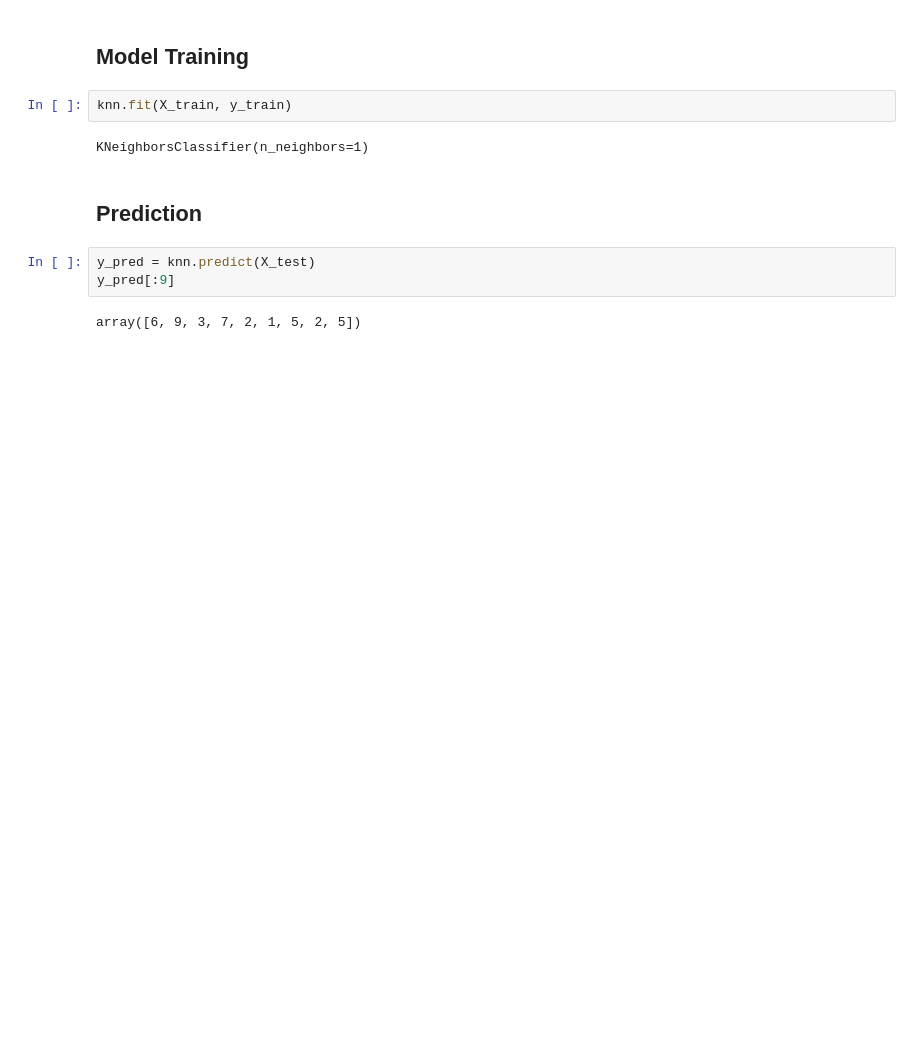
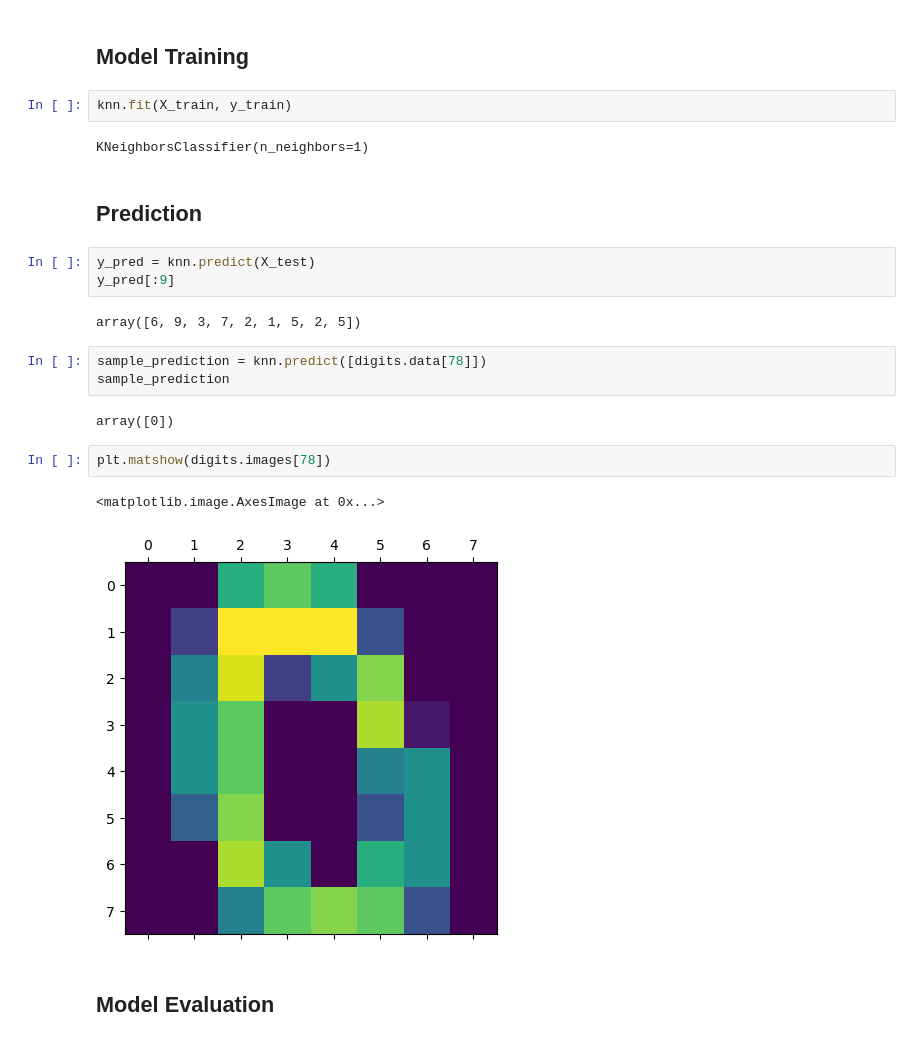
Before and after one commit to markdhareal/k-nearest-neighbors, a Jupyter notebook: notebook/k-nearest-neighbors.ipynb, the cells around one changed output. Drawn from its saved outputs; the diff is of its cells as text; blank space fills up the shorter version.

Commit message:
Model Evaluation

```diff
--- a/notebook/k-nearest-neighbors.ipynb
+++ b/notebook/k-nearest-neighbors.ipynb
@@ -90,3 +90,15 @@ y_pred = knn.predict(X_test)
 y_pred[:9]
 # %% [output]
 array([6, 9, 3, 7, 2, 1, 5, 2, 5])
+# %%
+sample_prediction = knn.predict([digits.data[78]])
+sample_prediction
+# %% [output]
+array([0])
+# %%
+plt.matshow(digits.images[78])
+# %% [output]
+<matplotlib.image.AxesImage at 0x...>
+[figure, added]
+# %% [markdown]
+## Model Evaluation
```
